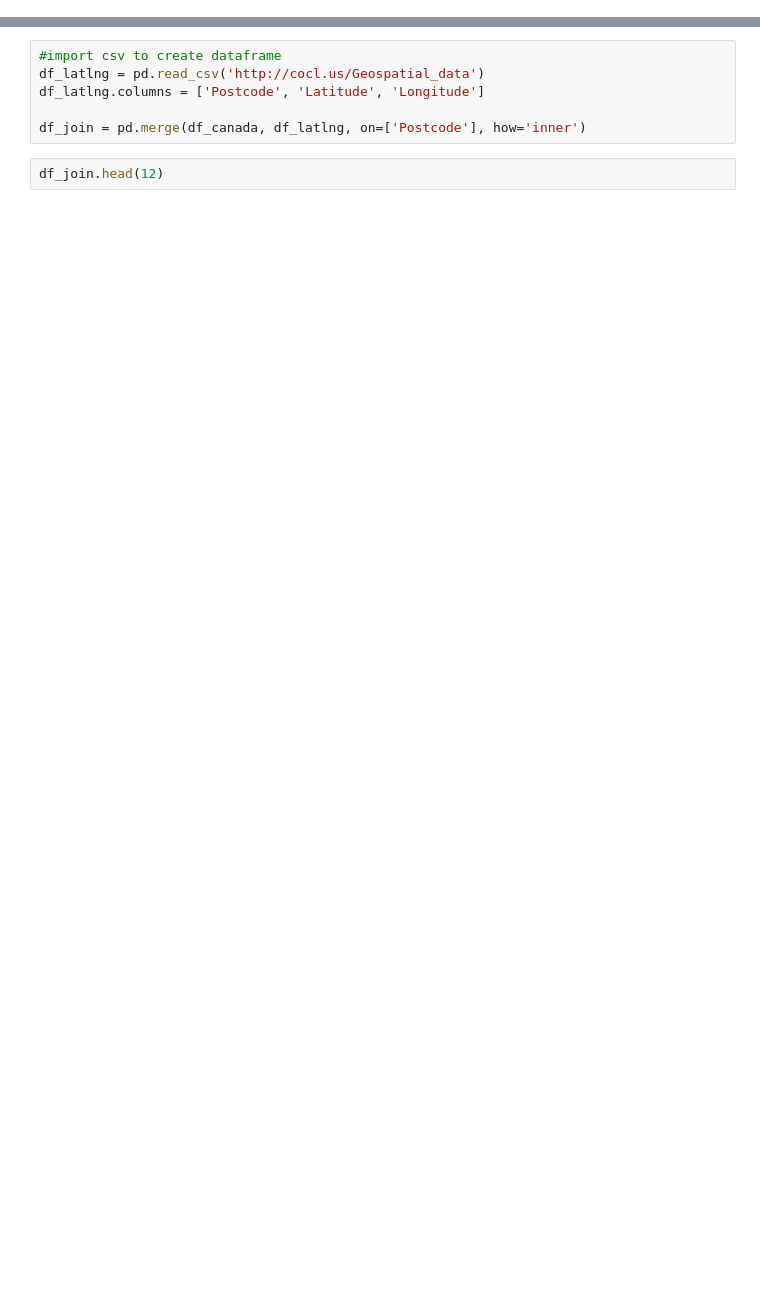
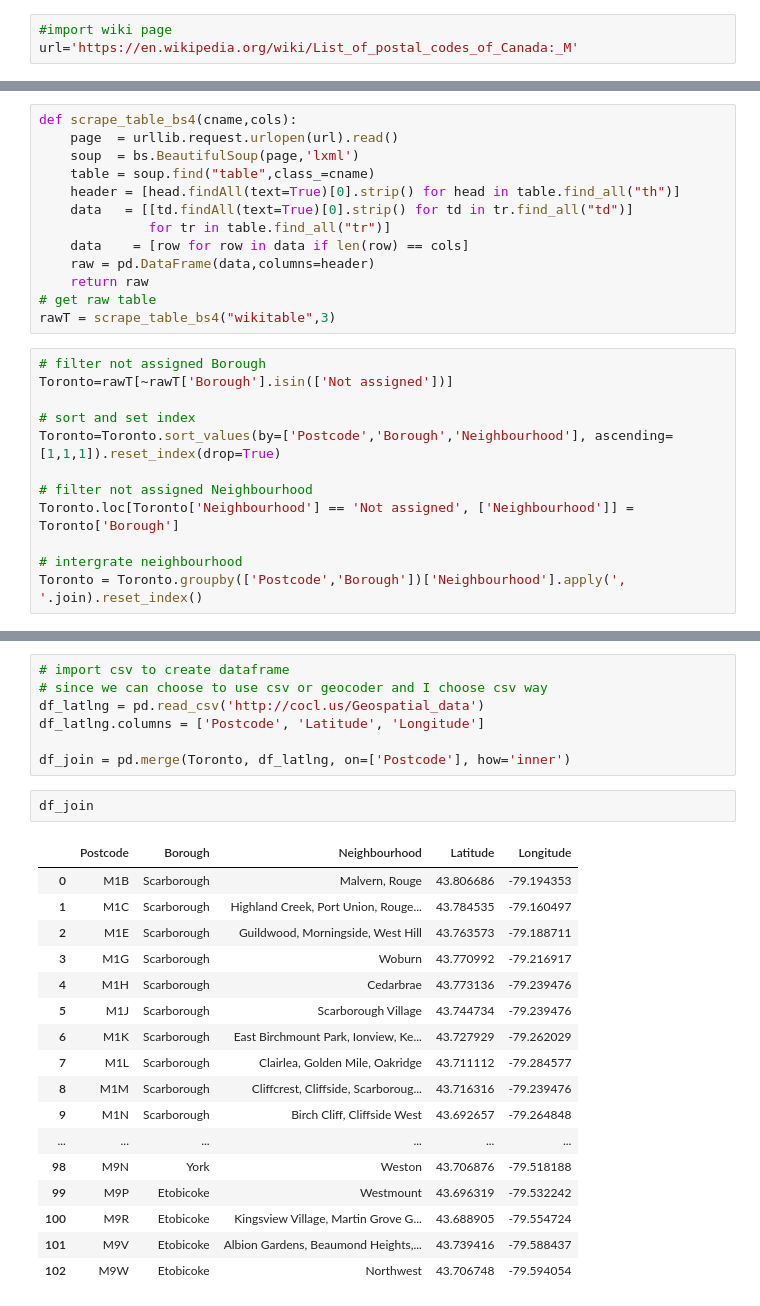
Before and after one commit to Saharaliu96/Coursera_Capstone, a Jupyter notebook: SegmentingClustering 2.ipynb, the cells around one changed output, grey strips where cells are left out. Saved outputs shown, nothing was run; the diff lists cells and outputs as text; blank space fills up the shorter version.

```diff
--- a/SegmentingClustering 2.ipynb
+++ b/SegmentingClustering 2.ipynb
@@ -88,0 +11,3 @@ df_canada.head(12)
+# %%
+#import wiki page
+url='https://en.wikipedia.org/wiki/List_of_postal_codes_of_Canada:_M'
@@ -89,2 +16,27 @@ df_canada.head(12)
+# %%
+def scrape_table_bs4(cname,cols):
+    page  = urllib.request.urlopen(url).read()
+    soup  = bs.BeautifulSoup(page,'lxml')
+    table = soup.find("table",class_=cname)
+    header = [head.findAll(text=True)[0].strip() for head in table.find_all("th")]
+    data   = [[td.findAll(text=True)[0].strip() for td in tr.find_all("td")]
+              for tr in table.find_all("tr")]
+    data    = [row for row in data if len(row) == cols]
+    raw = pd.DataFrame(data,columns=header)
+    return raw
+# get raw table
+rawT = scrape_table_bs4("wikitable",3)
+# %%
+# filter not assigned Borough
+Toronto=rawT[~rawT['Borough'].isin(['Not assigned'])]
+
+# sort and set index
+Toronto=Toronto.sort_values(by=['Postcode','Borough','Neighbourhood'], ascending=[1,1,1]).reset_index(drop=True)
+
+# filter not assigned Neighbourhood
+Toronto.loc[Toronto['Neighbourhood'] == 'Not assigned', ['Neighbourhood']] = Toronto['Borough']
+
+# intergrate neighbourhood
+Toronto = Toronto.groupby(['Postcode','Borough'])['Neighbourhood'].apply(', '.join).reset_index()
 # %%
 #print the number of rows
@@ -94,8 +46,27 @@ Add Latitude Longitude
 # %%
-#import csv to create dataframe
+# import csv to create dataframe
+# since we can choose to use csv or geocoder and I choose csv way
 df_latlng = pd.read_csv('http://cocl.us/Geospatial_data')
 df_latlng.columns = ['Postcode', 'Latitude', 'Longitude']
 
-df_join = pd.merge(df_canada, df_latlng, on=['Postcode'], how='inner')
+df_join = pd.merge(Toronto, df_latlng, on=['Postcode'], how='inner')
 # %%
-df_join.head(12)
+df_join
+# %% [output]
+|  | Postcode | Borough | Neighbourhood | Latitude | Longitude |
+| 0 | M1B | Scarborough | Malvern, Rouge | 43.806686 | -79.194353 |
+| 1 | M1C | Scarborough | Highland Creek, Port Union, Rouge... | 43.784535 | -79.160497 |
+| 2 | M1E | Scarborough | Guildwood, Morningside, West Hill | 43.763573 | -79.188711 |
+| 3 | M1G | Scarborough | Woburn | 43.770992 | -79.216917 |
+| 4 | M1H | Scarborough | Cedarbrae | 43.773136 | -79.239476 |
+| 5 | M1J | Scarborough | Scarborough Village | 43.744734 | -79.239476 |
+| 6 | M1K | Scarborough | East Birchmount Park, Ionview, Ke... | 43.727929 | -79.262029 |
+| 7 | M1L | Scarborough | Clairlea, Golden Mile, Oakridge | 43.711112 | -79.284577 |
+| 8 | M1M | Scarborough | Cliffcrest, Cliffside, Scarboroug... | 43.716316 | -79.239476 |
+| 9 | M1N | Scarborough | Birch Cliff, Cliffside West | 43.692657 | -79.264848 |
+| ... | ... | ... | ... | ... | ... |
+| 98 | M9N | York | Weston | 43.706876 | -79.518188 |
+| 99 | M9P | Etobicoke | Westmount | 43.696319 | -79.532242 |
+| 100 | M9R | Etobicoke | Kingsview Village, Martin Grove G... | 43.688905 | -79.554724 |
+| 101 | M9V | Etobicoke | Albion Gardens, Beaumond Heights,... | 43.739416 | -79.588437 |
+| 102 | M9W | Etobicoke | Northwest | 43.706748 | -79.594054 |
```
Also changed, not shown: parts of 10 cells of this notebook, 2 other files.
